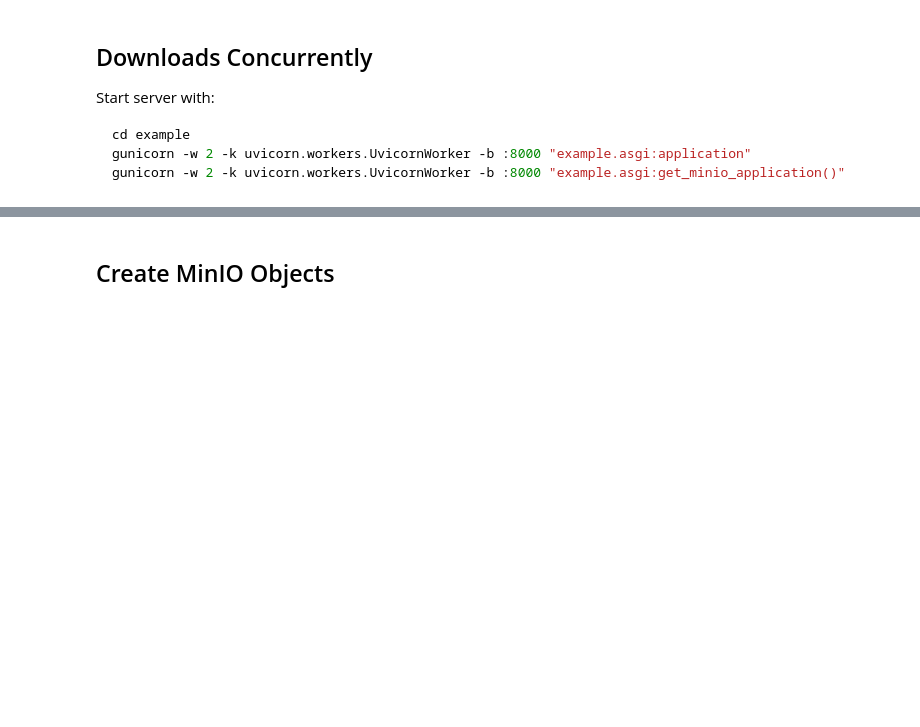
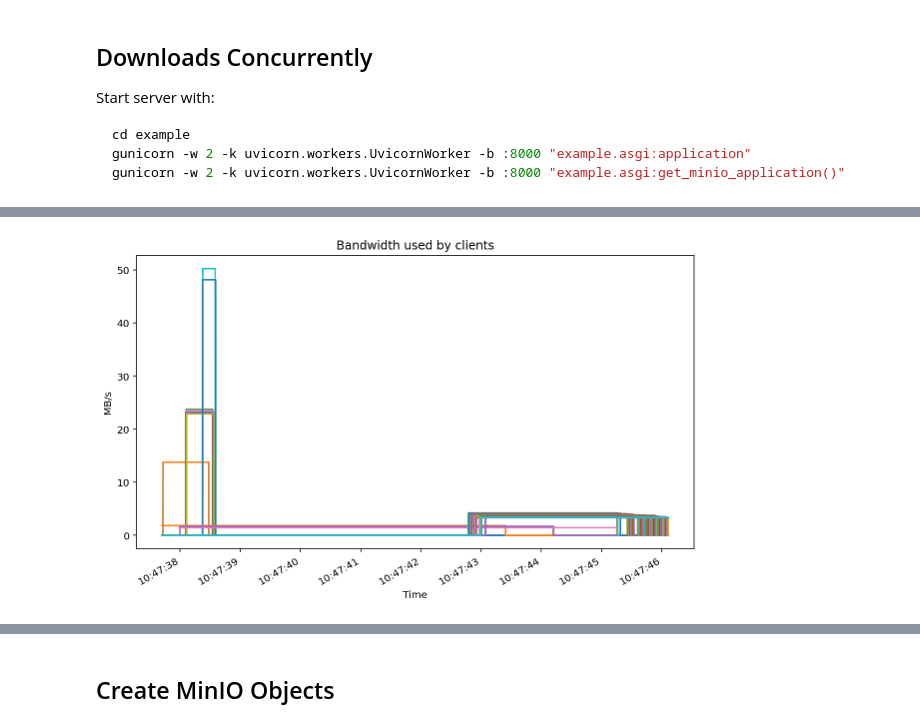
Before and after one commit to ephes/django_fileresponse, a Jupyter notebook: nbs/test_concurrent_downloads.ipynb, the cells around one changed output, grey strips where cells are left out. Drawn from its saved outputs; the diff is of its cells as text; code cells hidden in the pictures; blank space fills up the shorter version.

```diff
--- a/nbs/test_concurrent_downloads.ipynb
+++ b/nbs/test_concurrent_downloads.ipynb
@@ -194,0 +188,8 @@ plot_download_df(df)
+# %%
+# dont_test
+
+timestamps = make_async_requests("async_minio")
+df = df_from_timestamps(timestamps, file_size)
+plot_download_df(df)
+# %% [output]
+[figure, added]
```
Also changed, not shown: parts of 7 cells of this notebook, 11 other files.
